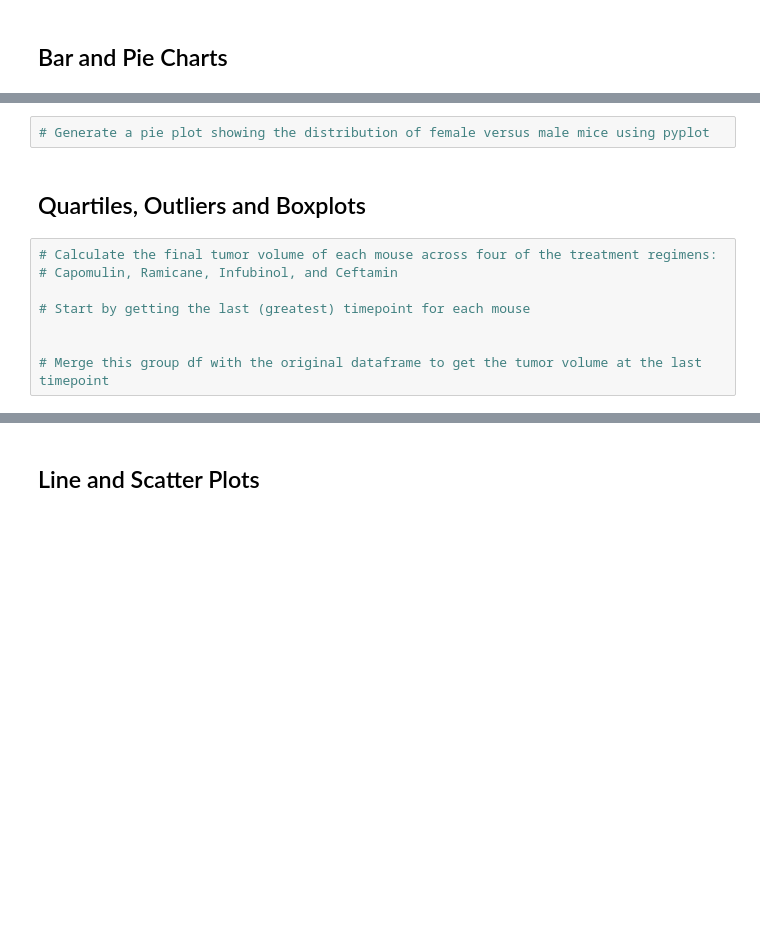
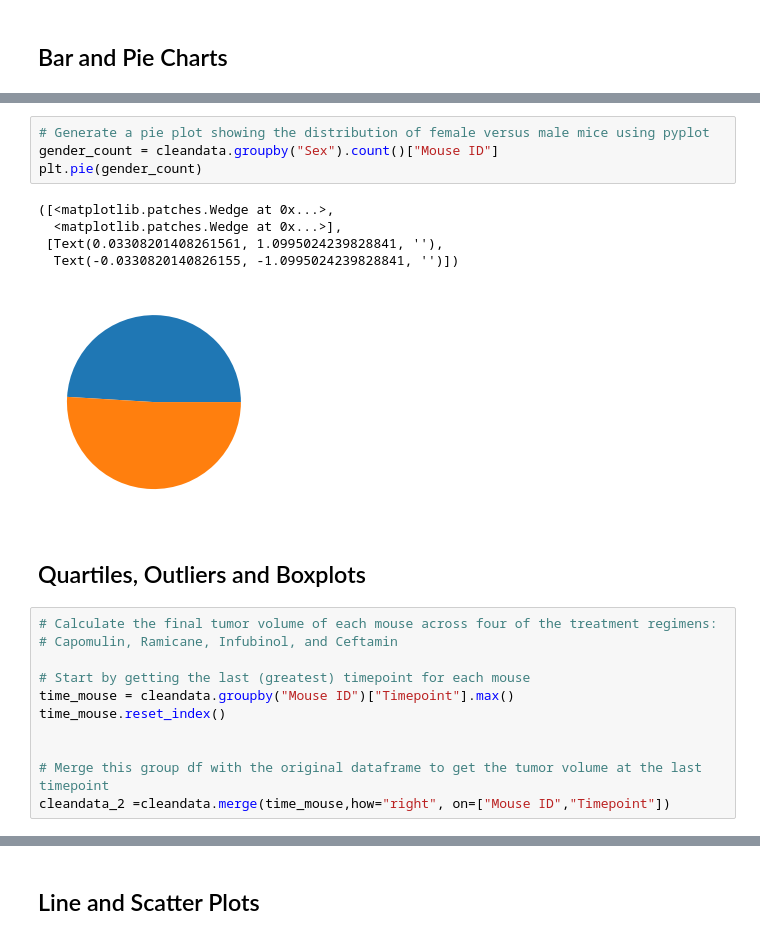
Before and after one commit to maxe23/Matplotlib_powerofplots, a Jupyter notebook: pymaceuticals_starter.ipynb, the cells around one changed output, grey strips where cells are left out. Cells and saved outputs as stored; diff of their text form; blank space fills up the shorter version.

```diff
--- a/pymaceuticals_starter.ipynb
+++ b/pymaceuticals_starter.ipynb
@@ -141,5 +164,13 @@ measurebar= measure.plot.bar()
 # %%
 # Generate a pie plot showing the distribution of female versus male mice using pyplot
+gender_count = cleandata.groupby("Sex").count()["Mouse ID"]
+plt.pie(gender_count)
+# %% [output]
+([<matplotlib.patches.Wedge at 0x...>,
+  <matplotlib.patches.Wedge at 0x...>],
+ [Text(0.03308201408261561, 1.0995024239828841, ''),
+  Text(-0.0330820140826155, -1.0995024239828841, '')])
+[figure, added]
 # %% [markdown]
 ## Quartiles, Outliers and Boxplots
 # %%
@@ -147,7 +178,10 @@ measurebar= measure.plot.bar()
 # Capomulin, Ramicane, Infubinol, and Ceftamin
 
 # Start by getting the last (greatest) timepoint for each mouse
+time_mouse = cleandata.groupby("Mouse ID")["Timepoint"].max()
+time_mouse.reset_index()
 
 
 # Merge this group df with the original dataframe to get the tumor volume at the last timepoint
+cleandata_2 =cleandata.merge(time_mouse,how="right", on=["Mouse ID","Timepoint"])
 # %%
```
Also changed, not shown: parts of 9 cells of this notebook.
